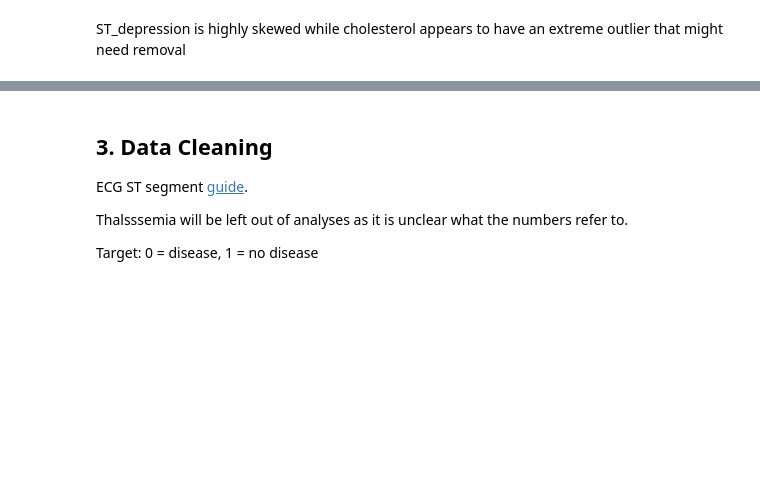
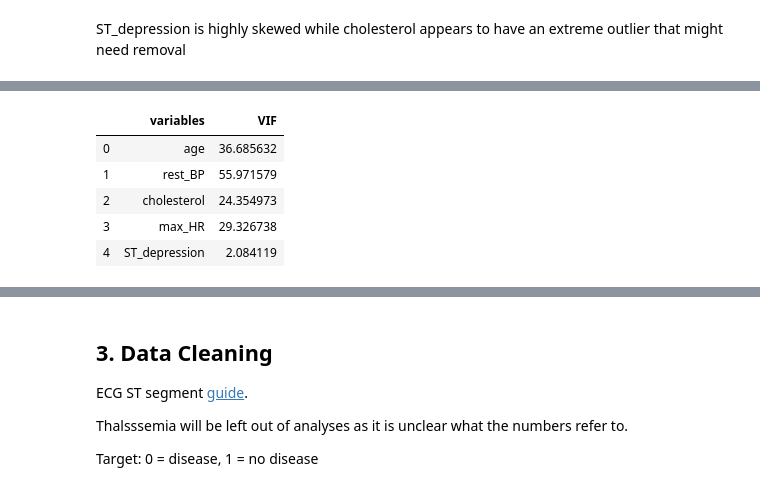
Before and after one commit to teyang-lau/Heart_Disease_Prediction, a Jupyter notebook: predictors-of-heart-disease-an-exploration.ipynb, the cells around one changed output, grey strips where cells are left out. Saved outputs shown, nothing was run; the diff lists cells and outputs as text; code cells hidden in the pictures; blank space fills up the shorter version.

```diff
--- a/predictors-of-heart-disease-an-exploration.ipynb
+++ b/predictors-of-heart-disease-an-exploration.ipynb
@@ -178,0 +251,23 @@ for count, col in enumerate(heart.select_dtypes(include='category').columns):
+# %%
+## Multicollinearity
+# Multicollinearity occurs when two or more independent variables are highly correlated with one another in a regression model. Multicollinearity can be a problem in a regression model because we would not be able to distinguish between the individual effects of the independent variables on the dependent variable.
+
+# Import library for VIF
+from statsmodels.stats.outliers_influence import variance_inflation_factor
+
+def calc_vif(X):
+    # Calculating VIF
+    vif = pd.DataFrame()
+    vif["variables"] = X.columns
+    vif["VIF"] = [variance_inflation_factor(X.values, i) for i in range(X.shape[1])]
+
+    return(vif)
+
+calc_vif(heart.select_dtypes(include=['int64','float64']))
+# %% [output]
+|  | variables | VIF |
+| 0 | age | 36.685632 |
+| 1 | rest_BP | 55.971579 |
+| 2 | cholesterol | 24.354973 |
+| 3 | max_HR | 29.326738 |
+| 4 | ST_depression | 2.084119 |
```
Also changed, not shown: parts of 13 cells of this notebook.
